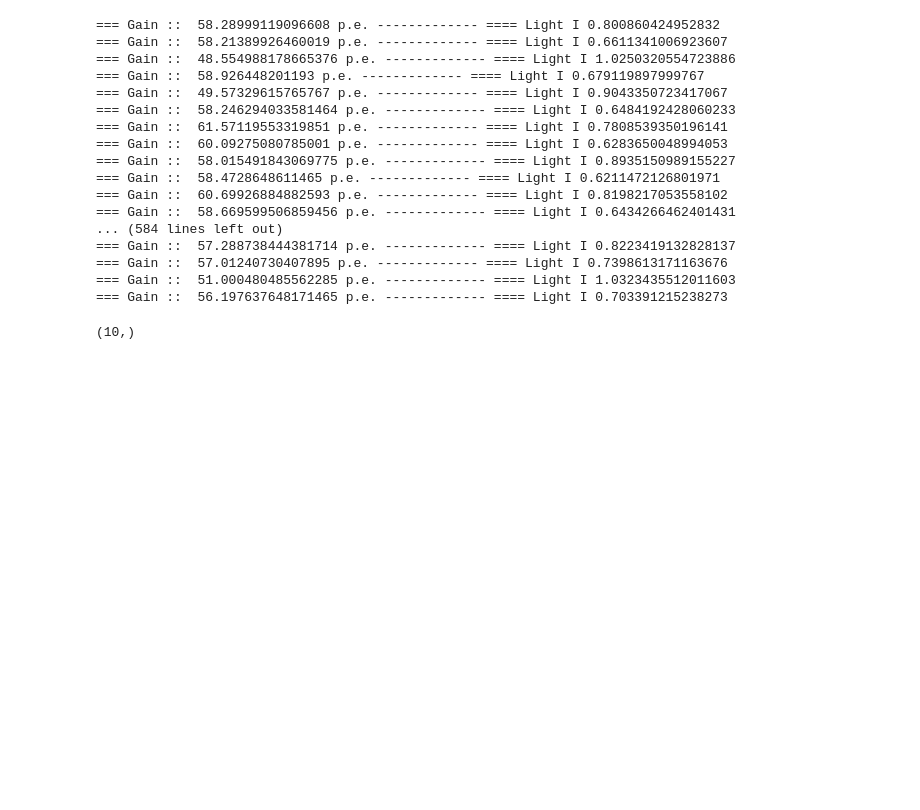
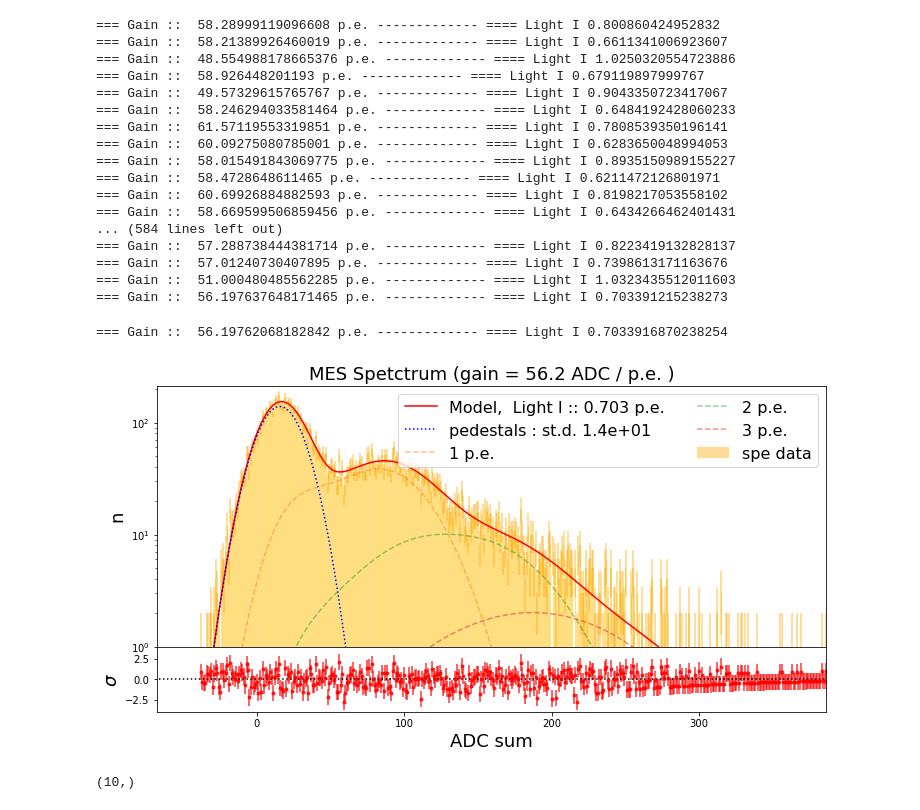
Before and after one commit to ThomasTTX/nectarchain, a Jupyter notebook: MC_data_comparaison_noteebooks/SPE_newMC_dataV7.ipynb, the cells around one changed output. Drawn from its saved outputs; the diff is of its cells as text; code cells hidden in the pictures; blank space fills up the shorter version.

```diff
--- a/MC_data_comparaison_noteebooks/SPE_newMC_dataV7.ipynb
+++ b/MC_data_comparaison_noteebooks/SPE_newMC_dataV7.ipynb
@@ -113,3 +190,8 @@ for jj in range(nloop):
+# %%
+res_data,err,gain_data = fit_ses_2g_2(Q_array1_data,plot=True)
+# %% [output]
+=== Gain ::  56.19762068182842 p.e. ------------- ==== Light I 0.7033916870238254
+[figure, added]
 # %%
 Simgains.shape
 # %% [output]
```
Also changed, not shown: parts of 4 cells of this notebook, 2 other files.
